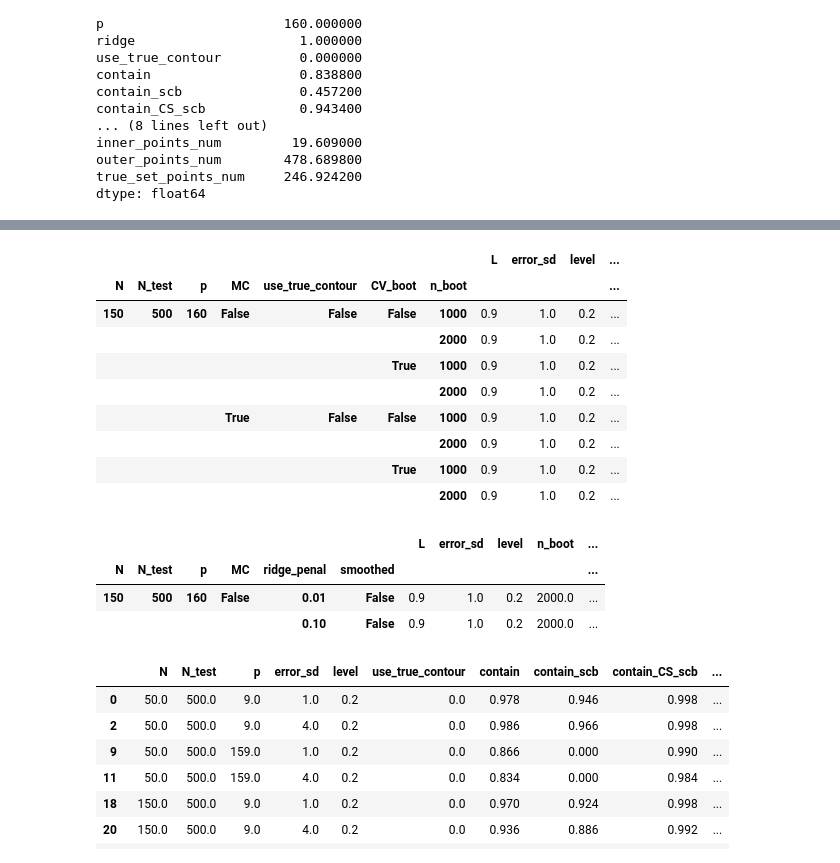
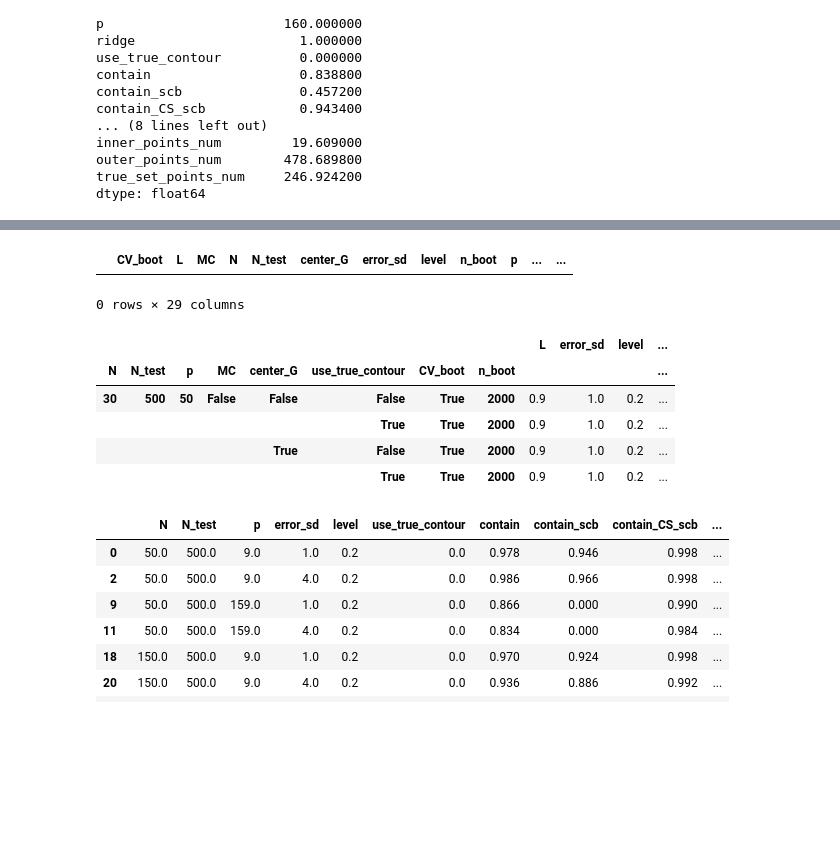
Before and after one commit to junting-ren/model_uncertainty_using_feature_confidence_set, a Jupyter notebook: notebooks/clean_sim.ipynb, the cells around one changed output, grey strips where cells are left out. Saved outputs shown, nothing was run; the diff lists cells and outputs as text; code cells hidden in the pictures; blank space fills up the shorter version.

```diff
--- a/notebooks/clean_sim.ipynb
+++ b/notebooks/clean_sim.ipynb
@@ -30,6 +30,6 @@ true_set_points_num     246.924200
 dtype: float64
 # %%
 # Confidence set
-sim_result = pd.read_csv('../functions/sim_results_ridge_test18012023.csv')
+sim_result = pd.read_csv('../functions/sim_results_Ridge_true_contour27012023.csv')
 sim_result
 # %% [output]
@@ -49,28 +49,24 @@ sim_result
 # %%
-sim_result = sim_result[sim_result.ridge_penal!=0.1]
-sim_result.groupby(['N', 'N_test', 'p', 'MC',  'use_true_contour','CV_boot','n_boot']).mean()
+#sim_result = sim_result[sim_result.ridge_penal!=0.1]
+sim_result = sim_result[sim_result.contain != -1]
+sim_result
+#sim_result.groupby(['N', 'N_test', 'p', 'MC',  'use_true_contour','CV_boot','n_boot']).mean()
 # %% [output]
-|  |  |  |  |  |  |  | L | error_sd | level | ... |
-| N | N_test | p | MC | use_true_contour | CV_boot | n_boot |  |  |  | ... |
-| 150 | 500 | 160 | False | False | False | 1000 | 0.9 | 1.0 | 0.2 | ... |
-|  |  |  |  |  |  | 2000 | 0.9 | 1.0 | 0.2 | ... |
-|  |  |  |  |  | True | 1000 | 0.9 | 1.0 | 0.2 | ... |
-|  |  |  |  |  |  | 2000 | 0.9 | 1.0 | 0.2 | ... |
-|  |  |  | True | False | False | 1000 | 0.9 | 1.0 | 0.2 | ... |
-|  |  |  |  |  |  | 2000 | 0.9 | 1.0 | 0.2 | ... |
-|  |  |  |  |  | True | 1000 | 0.9 | 1.0 | 0.2 | ... |
-|  |  |  |  |  |  | 2000 | 0.9 | 1.0 | 0.2 | ... |
+|  | CV_boot | L | MC | N | N_test | center_G | error_sd | level | n_boot | p | ... | ... |
+0 rows × 29 columns
 # %%
 sim_result = sim_result[sim_result.contain != -1]
 sim_result = sim_result[sim_result.use_true_contour == 0]
 sim_result = sim_result[sim_result.ridge_penal==0.1]
 # %%
-sim_result.groupby(['N', 'N_test', 'p', 'MC', 'ridge_penal', 'smoothed']).mean()
+sim_result.groupby(['N', 'N_test', 'p', 'MC', 'center_G', 'use_true_contour','CV_boot','n_boot']).mean()
 # %% [output]
-|  |  |  |  |  |  | L | error_sd | level | n_boot | ... |
-| N | N_test | p | MC | ridge_penal | smoothed |  |  |  |  | ... |
-| 150 | 500 | 160 | False | 0.01 | False | 0.9 | 1.0 | 0.2 | 2000.0 | ... |
-|  |  |  |  | 0.10 | False | 0.9 | 1.0 | 0.2 | 2000.0 | ... |
+|  |  |  |  |  |  |  |  | L | error_sd | level | ... |
+| N | N_test | p | MC | center_G | use_true_contour | CV_boot | n_boot |  |  |  | ... |
+| 30 | 500 | 50 | False | False | False | True | 2000 | 0.9 | 1.0 | 0.2 | ... |
+|  |  |  |  |  | True | True | 2000 | 0.9 | 1.0 | 0.2 | ... |
+|  |  |  |  | True | False | True | 2000 | 0.9 | 1.0 | 0.2 | ... |
+|  |  |  |  |  | True | True | 2000 | 0.9 | 1.0 | 0.2 | ... |
 # %%
 df_plot = sim_result.groupby(['N', 'N_test', 'p', 'error_sd', 'level', 'use_true_contour']).mean().reset_index()
 df_plot['group'] = 'Number of Covariates:'+df_plot["p"].astype(str)+'; '+ 'Noise SD: '+df_plot["error_sd"].astype(str)
```
Also changed, not shown: parts of 1 cell of this notebook.
